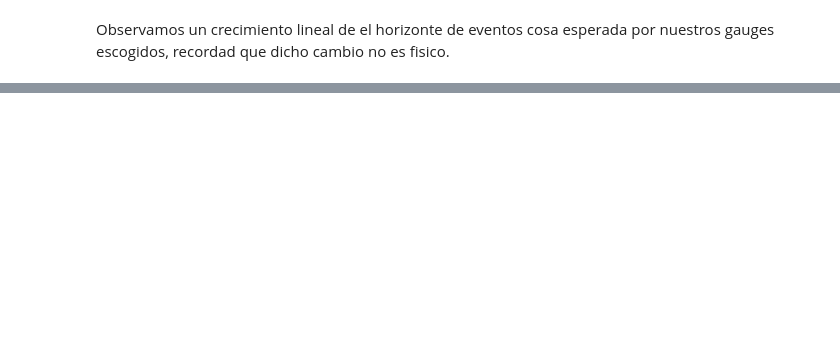
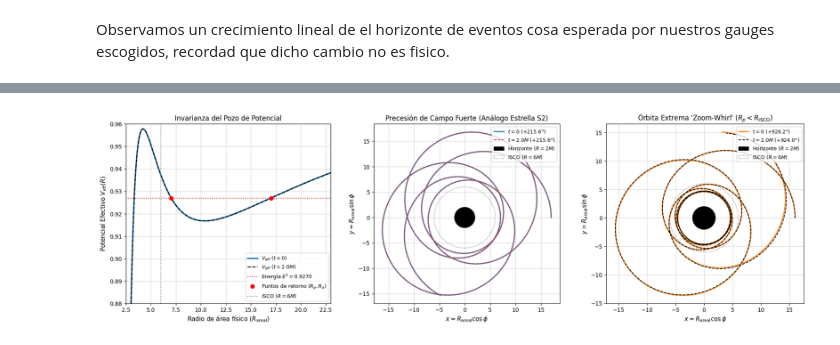
Before and after one commit to sebasagudelo0169/BSSN, a Jupyter notebook: BlackHole/BlackHole4orden.ipynb, the cells around one changed output, grey strips where cells are left out. Cells and saved outputs as stored; diff of their text form; code cells hidden in the pictures; blank space fills up the shorter version.

```diff
--- a/BlackHole/BlackHole4orden.ipynb
+++ b/BlackHole/BlackHole4orden.ipynb
@@ -508,0 +670,66 @@ Horizonte aparente encontrado en r = 2.1322
+# %%
+# Gráficas de Resultados Superpuestas: t = 0 (sólida) vs t = al azar (punteada)
+fig, axes = plt.subplots(1, 3, figsize=(18, 5.5), dpi=100)
+
+# Radios físicos de referencia invariantes
+R_H_fis    = 2.0 * M
+R_ISCO_fis = 4.95 * ((1.0 + 0.5 * M / 4.95) ** 2)  # = 6.0M
+R_p_S2     = 6.0  * ((1.0 + 0.5 * M / 6.0) ** 2)
+R_a_S2     = 16.0 * ((1.0 + 0.5 * M / 16.0) ** 2)
+
+# --- Panel 1: Potencial Efectivo Relativista ---
+r_plot_0  = np.linspace(r_ext_0[0], 22.0, 500)
+R_plot_0  = cs_R_0(r_plot_0)
+V_eff_0   = (cs_al_0(r_plot_0) ** 2) * (1.0 + (L_S2_0**2) / (R_plot_0 ** 2))
+
+r_plot_az = np.linspace(r_ext_az[0], 22.0, 500)
+R_plot_az = cs_R_az(r_plot_az)
+V_eff_az  = (cs_al_az(r_plot_az) ** 2) * (1.0 + (L_S2_az**2) / (R_plot_az ** 2))
+
+axes[0].plot(R_plot_0, V_eff_0, color="#1f77b4", lw=2.5, label=r"$V_{\mathrm{eff}}$ ($t = 0$)")
+axes[0].plot(R_plot_az, V_eff_az, color="black", ls="--", lw=1.6, label=rf"$V_{{\mathrm{{eff}}}}$ ($t = {t_azar:.1f}M$)")
+axes[0].axhline(E_S2_0**2, color="#d62728", ls=":", lw=1.5, label=f"Energía $E^2 = {E_S2_0**2:.4f}$")
+axes[0].plot([R_p_S2, R_a_S2], [E_S2_0**2, E_S2_0**2], "ro", ms=7, label="Puntos de retorno ($R_p, R_a$)")
+axes[0].axvline(R_ISCO_fis, color="gray", ls=":", lw=1.5, label=r"ISCO ($R = 6M$)")
+axes[0].set_xlim(2.5, 23.0)
+axes[0].set_ylim(0.88, 0.96)
+axes[0].set_xlabel(r"Radio de área físico ($R_{\mathrm{areal}}$)", fontsize=11)
+axes[0].set_ylabel(r"Potencial Efectivo $V_{\mathrm{eff}}(R)$", fontsize=11)
+axes[0].set_title("Invarianza del Pozo de Potencial", fontsize=12)
+axes[0].legend(loc="lower right", fontsize=9)
+axes[0].grid(True, alpha=0.5)
+
+# --- Panel 2: Órbita tipo Roseta (Estrella S2) ---
+x_S2_0,  y_S2_0  = R_S2_0  * np.cos(sol_S2_0.y[2]),  R_S2_0  * np.sin(sol_S2_0.y[2])
+x_S2_az, y_S2_az = R_S2_az * np.cos(sol_S2_az.y[2]), R_S2_az * np.sin(sol_S2_az.y[2])
+
+axes[1].plot(x_S2_0, y_S2_0, color="#1f77b4", lw=2.2, alpha=0.85, label=f"$t=0$ (+{prec_S2_0:.1f}°)")
+axes[1].plot(x_S2_az, y_S2_az, color="#d62728", ls="--", lw=1.3, label=f"$t={t_azar:.1f}M$ (+{prec_S2_az:.1f}°)")
+axes[1].add_patch(plt.Circle((0, 0), R_H_fis, color="black", zorder=5, label="Horizonte ($R=2M$)"))
+axes[1].add_patch(plt.Circle((0, 0), R_ISCO_fis, color="gray", fill=False, ls=":", lw=1.2, label="ISCO ($R=6M$)"))
+axes[1].set_xlabel(r"$x = R_{\mathrm{areal}} \cos\phi$", fontsize=11)
+axes[1].set_ylabel(r"$y = R_{\mathrm{areal}} \sin\phi$", fontsize=11)
+axes[1].set_title("Precesión de Campo Fuerte ", fontsize=12)
+axes[1].set_aspect("equal")
+axes[1].legend(loc="upper right", fontsize=9)
+axes[1].grid(True, alpha=0.5)
+
+# --- Panel 3: Órbita Extrema Zoom-Whirl ---
+x_ZW_0,  y_ZW_0  = R_ZW_0  * np.cos(sol_ZW_0.y[2]),  R_ZW_0  * np.sin(sol_ZW_0.y[2])
+x_ZW_az, y_ZW_az = R_ZW_az * np.cos(sol_ZW_az.y[2]), R_ZW_az * np.sin(sol_ZW_az.y[2])
+
+axes[2].plot(x_ZW_0, y_ZW_0, color="#ff7f0e", lw=2.2, alpha=0.85, label=f"$t=0$ (+{prec_ZW_0:.1f}°)")
+axes[2].plot(x_ZW_az, y_ZW_az, color="black", ls="--", lw=1.3, label=f"$t={t_azar:.1f}M$ (+{prec_ZW_az:.1f}°)")
+axes[2].add_patch(plt.Circle((0, 0), R_H_fis, color="black", zorder=5, label="Horizonte ($R=2M$)"))
+axes[2].add_patch(plt.Circle((0, 0), R_ISCO_fis, color="gray", fill=False, ls=":", lw=1.2, label="ISCO ($R=6M$)"))
+axes[2].set_xlabel(r"$x = R_{\mathrm{areal}} \cos\phi$", fontsize=11)
+axes[2].set_ylabel(r"$y = R_{\mathrm{areal}} \sin\phi$", fontsize=11)
+axes[2].set_title(r"Órbita Extrema  ($R_p < R_{\mathrm{ISCO}}$)", fontsize=12)
+axes[2].set_aspect("equal")
+axes[2].legend(loc="upper right", fontsize=9)
+axes[2].grid(True, alpha=0.5)
+
+plt.tight_layout()
+plt.show()
+# %% [output]
+[figure, added]
```
Also changed, not shown: parts of 16 cells of this notebook, 3 other files.
